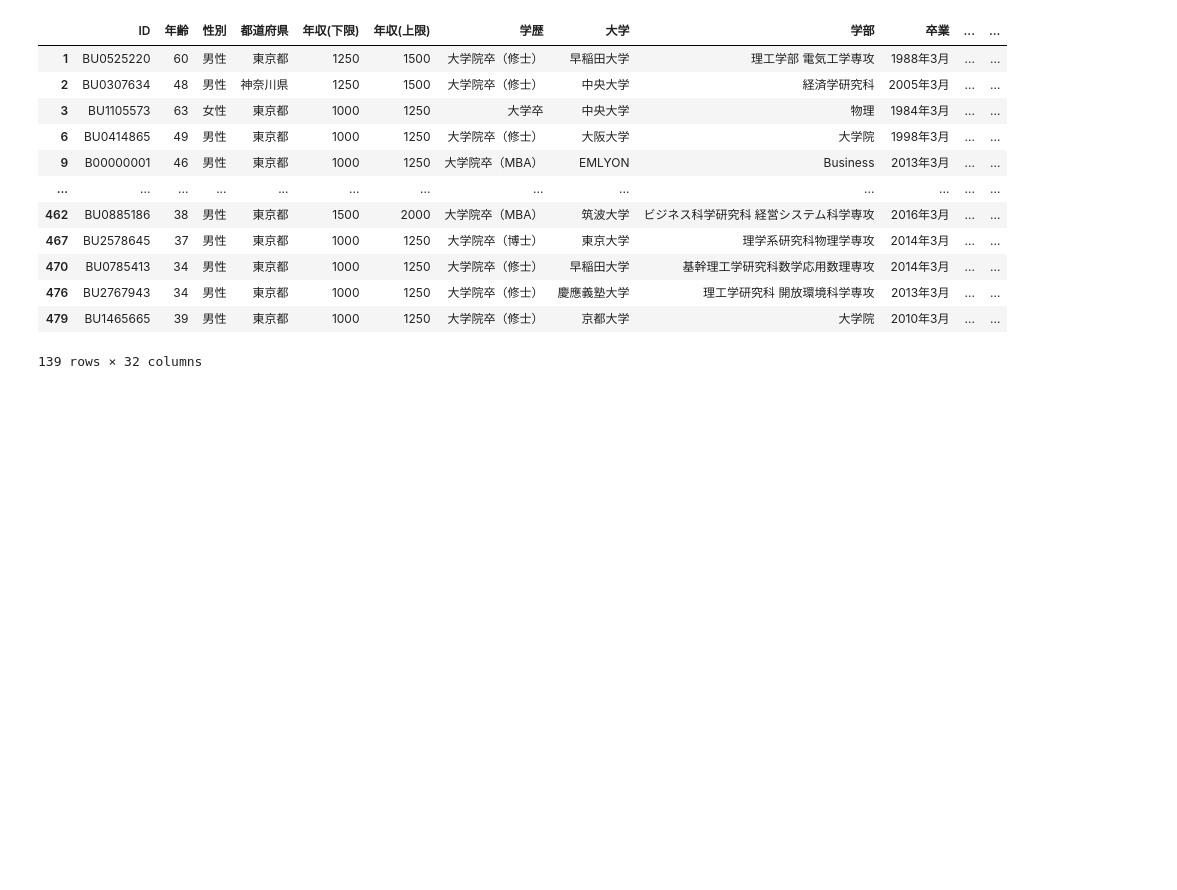
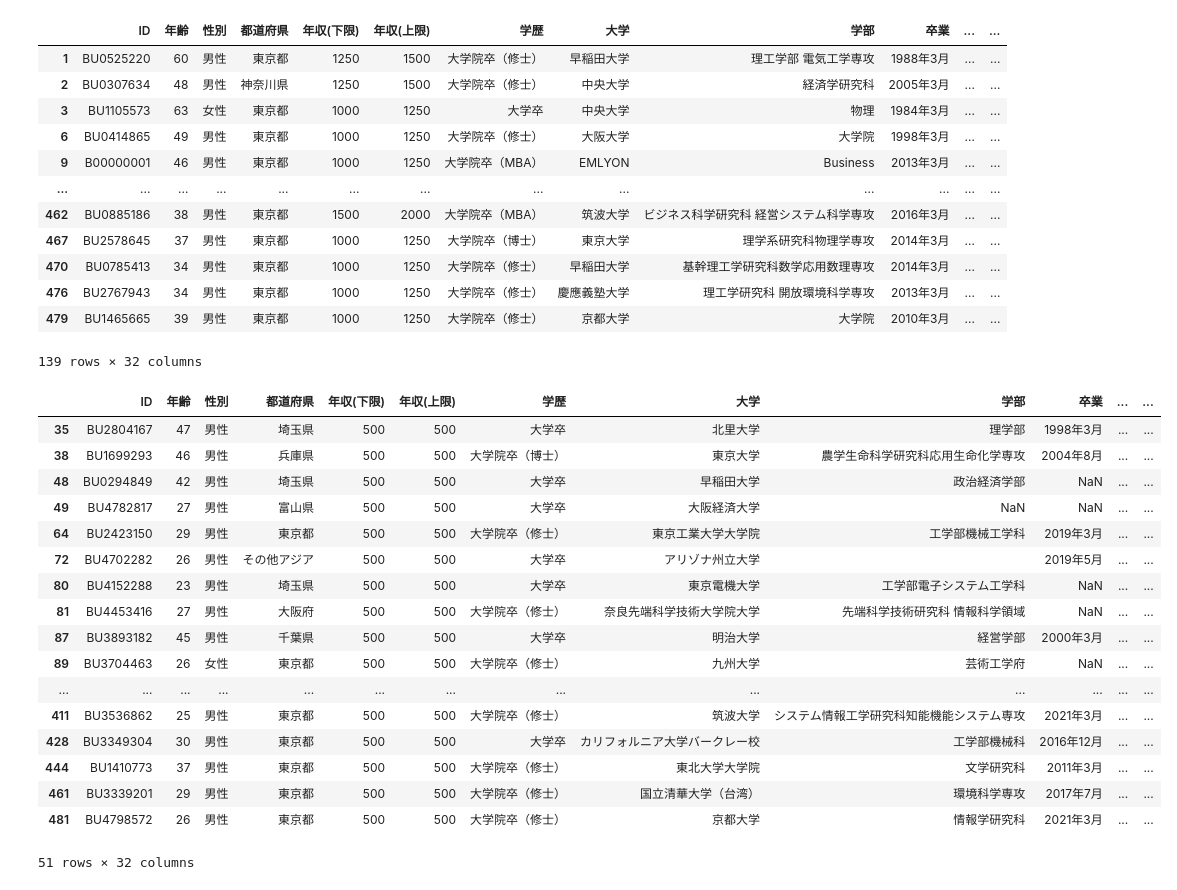
Before and after one commit to abenben/DsAnaBizreach, a Jupyter notebook: src/ds_trend.ipynb, the cells around one changed output. Drawn from its saved outputs; the diff is of its cells as text; code cells hidden in the pictures; blank space fills up the shorter version.

```diff
--- a/src/ds_trend.ipynb
+++ b/src/ds_trend.ipynb
@@ -337,3 +337,24 @@ dfx[dfx["年収(下限)"]>=1000]
 | 476 | BU2767943 | 34 | 男性 | 東京都 | 1000 | 1250 | 大学院卒（修士） | 慶應義塾大学 | 理工学研究科 開放環境科学専攻 | 2013年3月 | ... | ... |
 | 479 | BU1465665 | 39 | 男性 | 東京都 | 1000 | 1250 | 大学院卒（修士） | 京都大学 | 大学院 | 2010年3月 | ... | ... |
 139 rows × 32 columns
+# %%
+dfx[dfx["年収(上限)"]<=500]
+# %% [output]
+|  | ID | 年齢 | 性別 | 都道府県 | 年収(下限) | 年収(上限) | 学歴 | 大学 | 学部 | 卒業 | ... | ... |
+| 35 | BU2804167 | 47 | 男性 | 埼玉県 | 500 | 500 | 大学卒 | 北里大学 | 理学部 | 1998年3月 | ... | ... |
+| 38 | BU1699293 | 46 | 男性 | 兵庫県 | 500 | 500 | 大学院卒（博士） | 東京大学 | 農学生命科学研究科応用生命化学専攻 | 2004年8月 | ... | ... |
+| 48 | BU0294849 | 42 | 男性 | 埼玉県 | 500 | 500 | 大学卒 | 早稲田大学 | 政治経済学部 | NaN | ... | ... |
+| 49 | BU4782817 | 27 | 男性 | 富山県 | 500 | 500 | 大学卒 | 大阪経済大学 | NaN | NaN | ... | ... |
+| 64 | BU2423150 | 29 | 男性 | 東京都 | 500 | 500 | 大学院卒（修士） | 東京工業大学大学院 | 工学部機械工学科 | 2019年3月 | ... | ... |
+| 72 | BU4702282 | 26 | 男性 | その他アジア | 500 | 500 | 大学卒 | アリゾナ州立大学 |  | 2019年5月 | ... | ... |
+| 80 | BU4152288 | 23 | 男性 | 埼玉県 | 500 | 500 | 大学卒 | 東京電機大学 | 工学部電子システム工学科 | NaN | ... | ... |
+| 81 | BU4453416 | 27 | 男性 | 大阪府 | 500 | 500 | 大学院卒（修士） | 奈良先端科学技術大学院大学 | 先端科学技術研究科 情報科学領域 | NaN | ... | ... |
+| 87 | BU3893182 | 45 | 男性 | 千葉県 | 500 | 500 | 大学卒 | 明治大学 | 経営学部 | 2000年3月 | ... | ... |
+| 89 | BU3704463 | 26 | 女性 | 東京都 | 500 | 500 | 大学院卒（修士） | 九州大学 | 芸術工学府 | NaN | ... | ... |
+| ... | ... | ... | ... | ... | ... | ... | ... | ... | ... | ... | ... | ... |
+| 411 | BU3536862 | 25 | 男性 | 東京都 | 500 | 500 | 大学院卒（修士） | 筑波大学 | システム情報工学研究科知能機能システム専攻 | 2021年3月 | ... | ... |
+| 428 | BU3349304 | 30 | 男性 | 東京都 | 500 | 500 | 大学卒 | カリフォルニア大学バークレー校 | 工学部機械科 | 2016年12月 | ... | ... |
+| 444 | BU1410773 | 37 | 男性 | 東京都 | 500 | 500 | 大学院卒（修士） | 東北大学大学院 | 文学研究科 | 2011年3月 | ... | ... |
+| 461 | BU3339201 | 29 | 男性 | 東京都 | 500 | 500 | 大学院卒（修士） | 国立清華大学（台湾） | 環境科学専攻 | 2017年7月 | ... | ... |
+| 481 | BU4798572 | 26 | 男性 | 東京都 | 500 | 500 | 大学院卒（修士） | 京都大学 | 情報学研究科 | 2021年3月 | ... | ... |
+51 rows × 32 columns
```
Also changed, not shown: parts of 1 cell of this notebook.
